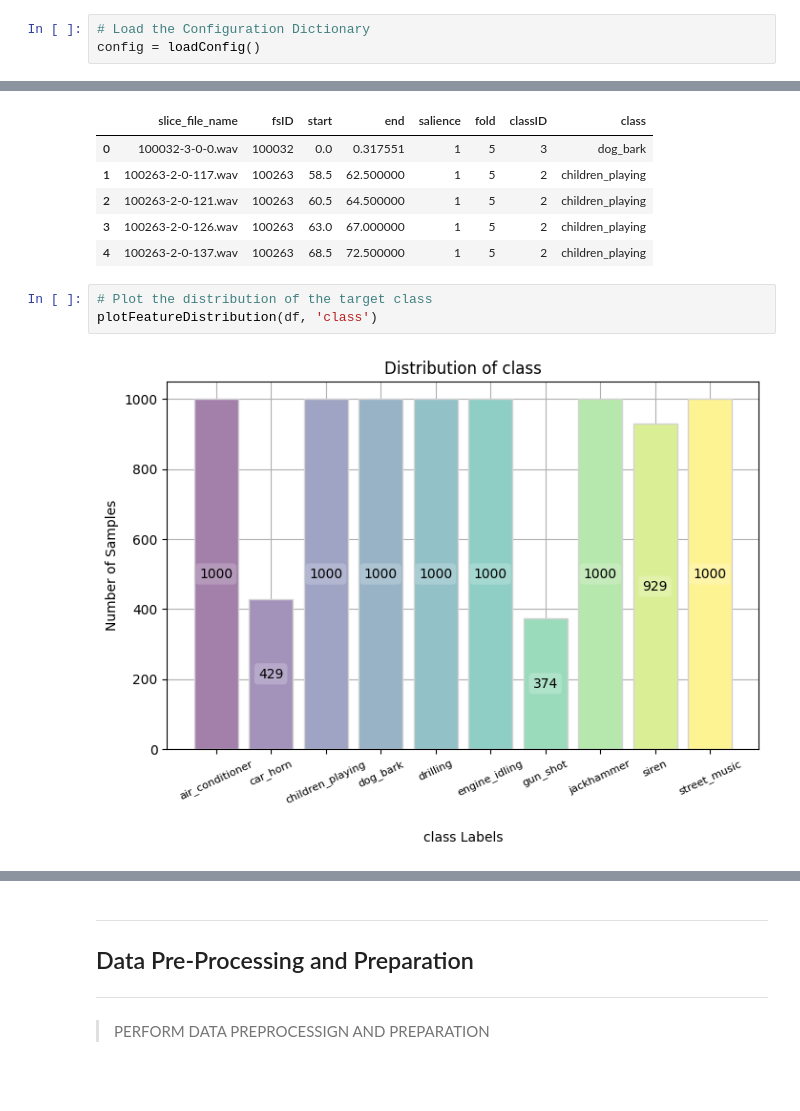
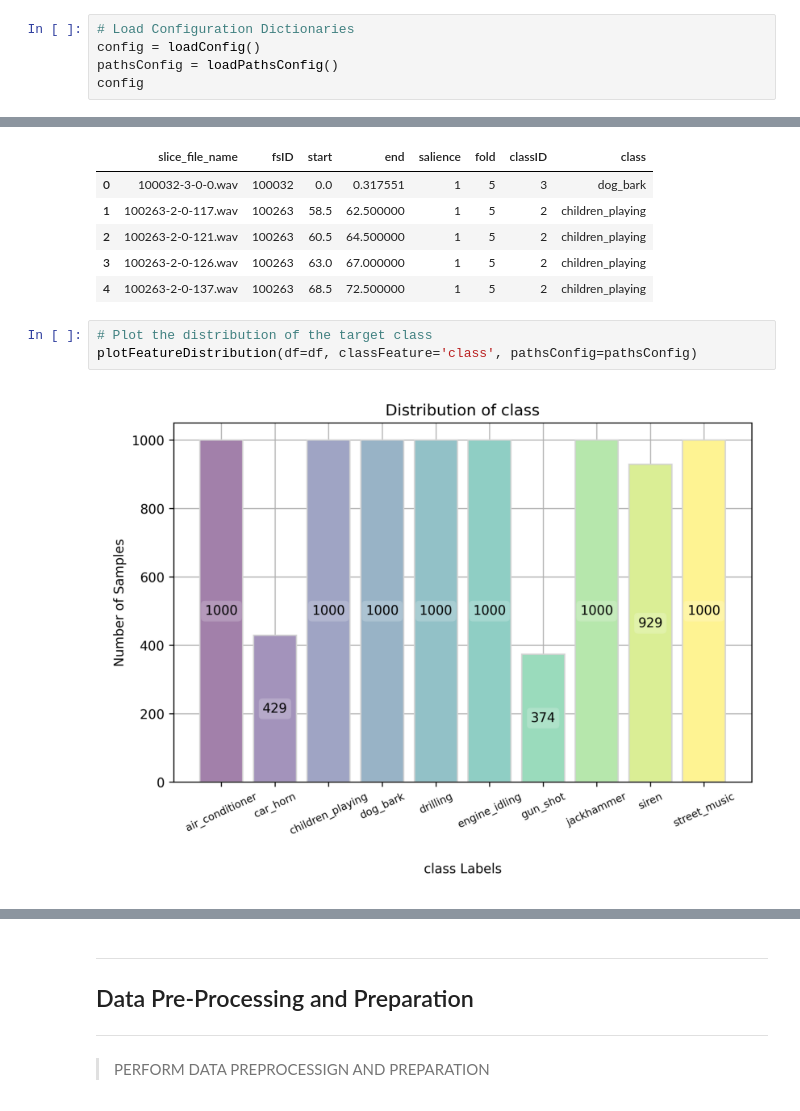
Before and after one commit to EstevesX10/ML2-Urban-Sound-Classification, a Jupyter notebook: Urban-Sound-Classification/UrbanSoundClassification.ipynb, the cells around one changed output, grey strips where cells are left out. Cells and saved outputs as stored; diff of their text form; blank space fills up the shorter version.

```diff
--- a/Urban-Sound-Classification/UrbanSoundClassification.ipynb
+++ b/Urban-Sound-Classification/UrbanSoundClassification.ipynb
@@ -66,5 +66,7 @@ print(sys.executable)
 # %% [output]
 C:\Users\Gongas\anaconda3\envs\Tensorflow\python.exe
 # %%
-# Load the Configuration Dictionary
+# Load Configuration Dictionaries
 config = loadConfig()
+pathsConfig = loadPathsConfig()
+config
@@ -87,6 +97,6 @@ df.head()
 | 4 | 100263-2-0-137.wav | 100263 | 68.5 | 72.500000 | 1 | 5 | 2 | children_playing |
 # %%
 # Plot the distribution of the target class
-plotFeatureDistribution(df, 'class')
+plotFeatureDistribution(df=df, classFeature='class', pathsConfig=pathsConfig)
 # %% [output]
-[figure, old version]
+[figure, new version]
```
Also changed, not shown: parts of 26 cells of this notebook.
